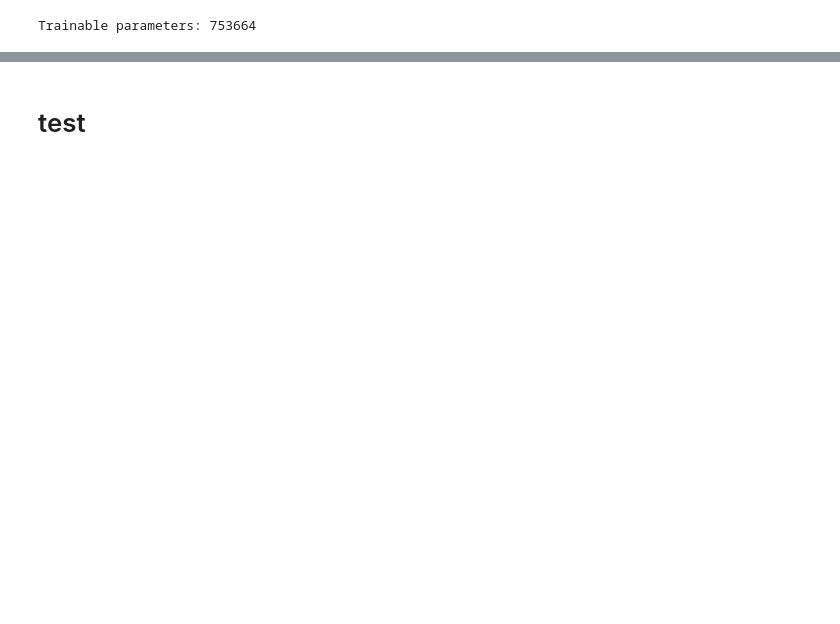
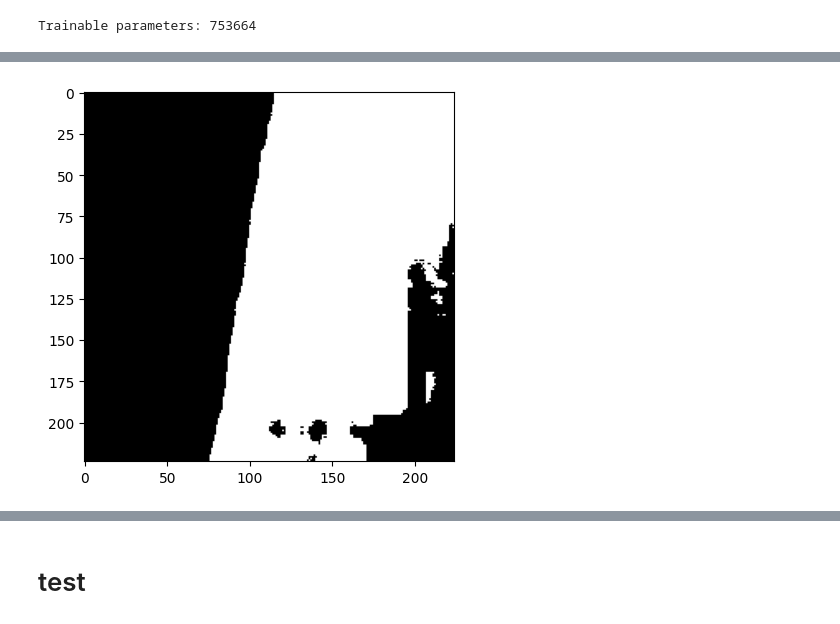
Before and after one commit to tedotechnologies/seismic_segmentation, a Jupyter notebook: notebooks/_train_sam.ipynb, the cells around one changed output, grey strips where cells are left out. Drawn from its saved outputs; the diff is of its cells as text; code cells hidden in the pictures; blank space fills up the shorter version.

```diff
--- a/notebooks/_train_sam.ipynb
+++ b/notebooks/_train_sam.ipynb
@@ -190,0 +278,8 @@ log_interval = train_config["training"]["log_interval"]
+# %%
+input_points = [[[100, 100]]]
+inputs = processor(batch["seismic_img"][1], input_points=input_points, return_tensors="pt").to("cuda")
+outputs = model(**inputs)
+
+# processor.image_processor.post_process_masks(outputs.pred_masks.cpu(), inputs["original_sizes"].cpu(), inputs["reshaped_input_sizes"].cpu())
+# %%
+mask = processor.image_processor.post_process_masks(outputs.pred_masks.cpu(), inputs["original_sizes"].cpu(), inputs["reshaped_input_sizes"].cpu())
@@ -190,0 +296,6 @@ log_interval = train_config["training"]["log_interval"]
+# %%
+
+plt.imshow(mask[0][0][1,:,:], cmap='gray')
+plt.show()
+# %% [output]
+[figure, added]
```
Also changed, not shown: parts of 35 cells of this notebook, 2 other files.
